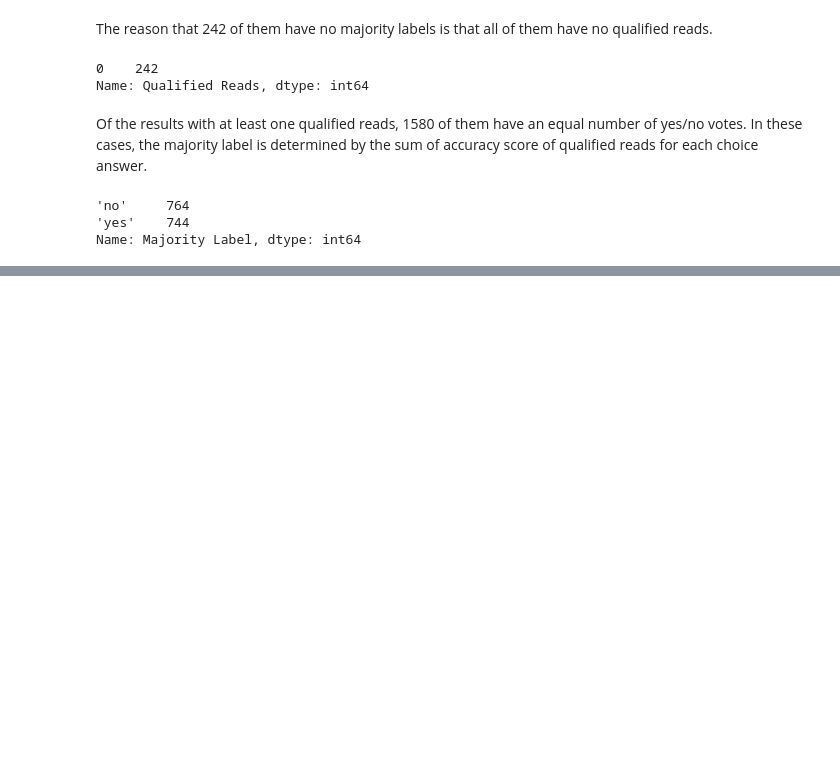
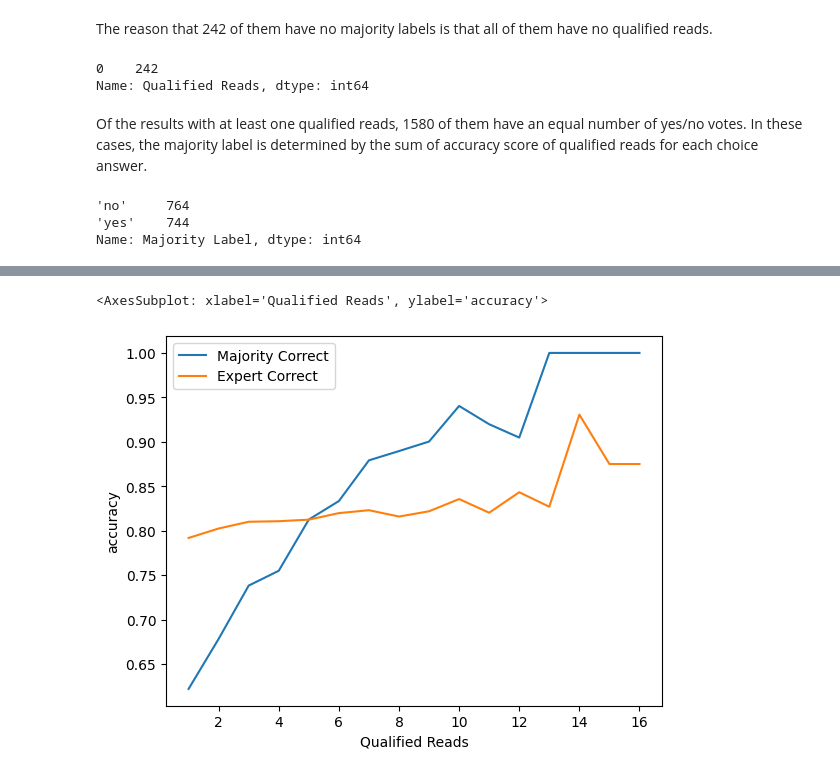
Before and after one commit to zhengxiaoyan321/medical_label_project, a Jupyter notebook: main.ipynb, the cells around one changed output, grey strips where cells are left out. Saved outputs shown, nothing was run; the diff lists cells and outputs as text; code cells hidden in the pictures; blank space fills up the shorter version.

```diff
--- a/main.ipynb
+++ b/main.ipynb
@@ -294,0 +186,3 @@ plt.legend()
+# %%
+df = valid_results.loc[~valid_results["Correct Label"].isna(),["Qualified Reads", "Majority Correct","Expert Correct"]].groupby(["Qualified Reads"]).mean()
+df
@@ -294,0 +208,5 @@ plt.legend()
+# %%
+df.plot(ylabel = "accuracy")
+# %% [output]
+<AxesSubplot: xlabel='Qualified Reads', ylabel='accuracy'>
+[figure, added]
```
Also changed, not shown: parts of 77 cells of this notebook, 1 other file.
